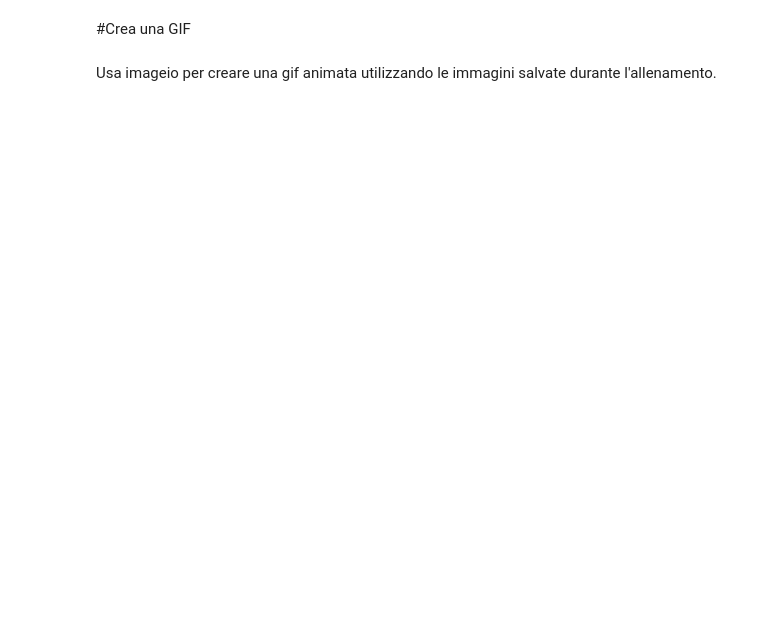
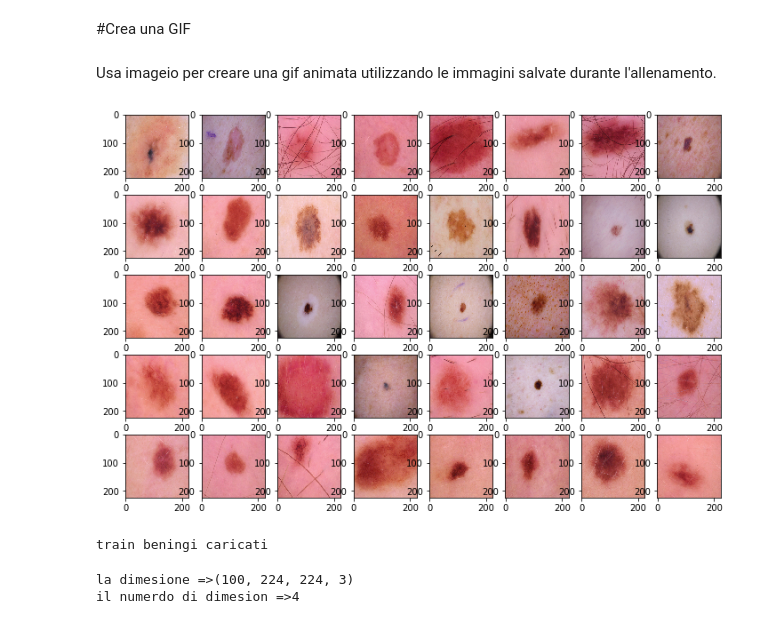
Before and after one commit to Reevoc/Tesi, a Jupyter notebook: Tumori_DCGAN_35GB_RAM.ipynb, the cells around one changed output. Cells and saved outputs as stored; diff of their text form; code cells hidden in the pictures; blank space fills up the shorter version.

Commit message:
Creato con Colaboratory

```diff
--- a/Tumori_DCGAN_35GB_RAM.ipynb
+++ b/Tumori_DCGAN_35GB_RAM.ipynb
@@ -35,20 +48,14 @@ ERROR: Operation cancelled by user
 # %%
 drive.mount('/content/drive', force_remount = True)
 
-folder_benign_train = '/content/drive/MyDrive/Colab/train/benign'
-folder_malignant_train = '/content/drive/MyDrive/Colab/train/malignant'
-
-folder_benign_test = '/content/drive/MyDrive/Colab/test/benign'
-folder_malignant_test = '/content/drive/MyDrive/Colab/test/malignant'
+folder_benign_train = '/content/drive/MyDrive/Dati/train/benign'
+folder_malignant_train = '/content/drive/MyDrive/Dati/train/malignant'
 
 read = lambda imname: np.asarray(Image.open(imname).convert('RGB'))
 
 # Carico le immagini di train
 ims_benign = [read(os.path.join(folder_benign_train, filename)) for filename in os.listdir(folder_benign_train)]
-X_benign = np.array(ims_benign, dtype='float32')
+X_benign = np.array(ims_benign, dtype='uint8')
 print("train beningi caricati")
-#ims_malignant = [read(os.path.join(folder_malignant_train, filename)) for filename in os.listdir(folder_malignant_train)]
-#X_malignant = np.array(ims_malignant, dtype='float32')
-#print("train maligni caricati")
 # %% [output]
 Mounted at /content/drive
@@ -61,17 +83,14 @@ Preparo i dati dati per essere utilizzati
 2.   Nomalizzo i dati affinche siano compresi tra i valori 0 e 1
 3.   Creo il dataset aggiungedi la dimensione di batch
 # %%
-X_benign = X_benign.reshape(X_benign.shape[0], 224, 224, 3).astype('float32')
-X_malignant = X_malignant.reshape(X_malignant.shape[0], 224, 224, 3).astype('float32')
+X_benign = X_benign.reshape(X_benign.shape[0], 224, 224, 3).astype('uint8')
 
 print(f'la dimesione =>{X_benign.shape}')
 print(f'il numerdo di dimesion =>{X_benign.ndim}')
 
-X_benign = (X_benign - 127.5) / 127.5
-X_malignant = (X_malignant - 127.5) / 127.5
+X_benign = X_benign  / 255
 
 # Batch and shuffle the data
 BUFFER_SIZE = 40000
-BATCH_SIZE = 256
+BATCH_SIZE = 64
 train_benign = tf.data.Dataset.from_tensor_slices(X_benign).shuffle(BUFFER_SIZE).batch(BATCH_SIZE)
-train_malignant = tf.data.Dataset.from_tensor_slices(X_malignant).shuffle(BUFFER_SIZE).batch(BATCH_SIZE)
@@ -316,3 +458,35 @@ with imageio.get_writer(anim_file, mode='I') as writer:
 # %%
 import tensorflow_docs.vis.embed as embed
 embed.embed_file(anim_file)
+# %%
+columns = 8
+rows = 5
+fig=plt.figure(figsize=(12, 8))
+
+for i in range(1, columns*rows +1):
+    ax = fig.add_subplot(rows, columns, i)
+    plt.imshow(X_benign[i], interpolation= 'nearest')
+plt.show()
+# %% [output]
+[figure, added]
+# %%
+folder_generated = '/content/drive/MyDrive/GansCheckpoint/images'
+
+read = lambda imname: np.asarray(Image.open(imname).convert('RGB'))
+
+# Carico le immagini di train
+ims_genereted = [read(os.path.join(folder_generated, filename)) for filename in os.listdir(folder_generated)]
+X_generated = np.array(ims_genereted, dtype='uint8')
+print("train beningi caricati")
+# %% [output]
+train beningi caricati
+# %%
+X_generated = X_generated.reshape(X_generated.shape[0], 224, 224, 3).astype('uint8')
+
+print(f'la dimesione =>{X_generated.shape}')
+print(f'il numerdo di dimesion =>{X_generated.ndim}')
+
+X_generated= X_generated  / 255
+# %% [output]
+la dimesione =>(100, 224, 224, 3)
+il numerdo di dimesion =>4
```
Also changed, not shown: parts of 28 cells of this notebook.
